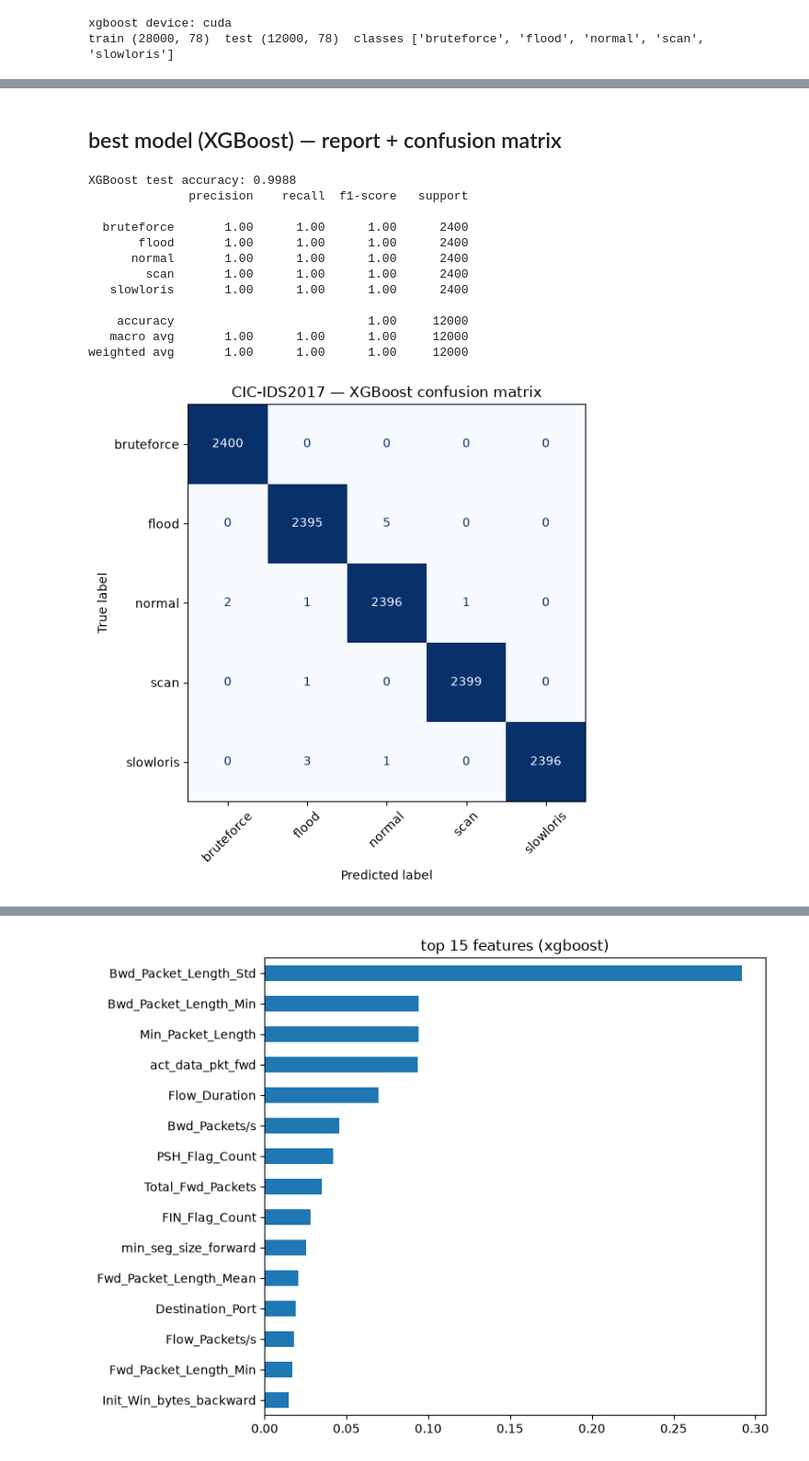
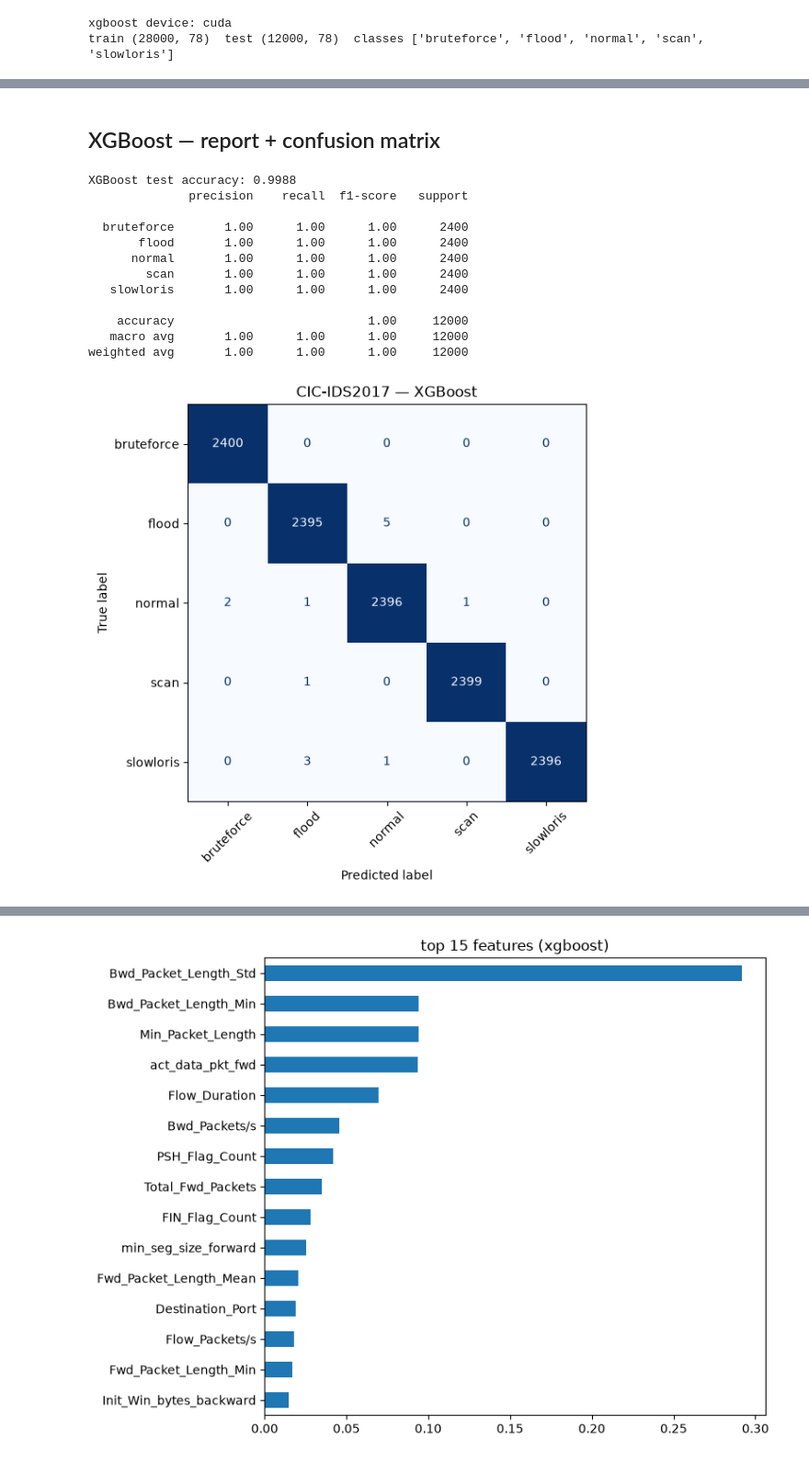
Before and after one commit to 0xcro3dile/macrodea, a Jupyter notebook: cic_benchmark.ipynb, the cells around one changed output, grey strips where cells are left out. Shown at 92% size. Cells and saved outputs as stored; diff of their text form; code cells hidden in the pictures.

```diff
--- a/cic_benchmark.ipynb
+++ b/cic_benchmark.ipynb
@@ -50,12 +53,11 @@ train (28000, 78)  test (12000, 78)  classes ['bruteforce', 'flood', 'normal', '
 # %%
-t = time.time()
-rf = RandomForestClassifier(n_estimators=300, n_jobs=-1, random_state=0).fit(Xtr, ytr)
-rf_t = time.time()-t; rf_acc = accuracy_score(yte, rf.predict(Xte))
-
-t = time.time()
-xg = xgb.XGBClassifier(n_estimators=300, tree_method='hist', device=DEVICE, random_state=0).fit(Xtr, ytr)
-xg_t = time.time()-t; xg_acc = accuracy_score(yte, xg.predict(Xte))
-
-print(f'RandomForest : acc {rf_acc:.4f}   train {rf_t:5.1f}s  (16 cpu cores)')
-print(f'XGBoost      : acc {xg_acc:.4f}   train {xg_t:5.1f}s  ({DEVICE})')
+res = {}
+t=time.time(); rf = RandomForestClassifier(n_estimators=300, n_jobs=-1, random_state=0).fit(Xtr, ytr)
+res['RandomForest'] = (accuracy_score(yte, rf.predict(Xte)), time.time()-t, '16 cores')
+t=time.time(); xg = xgb.XGBClassifier(n_estimators=300, tree_method='hist', device=DEVICE, random_state=0).fit(Xtr, ytr)
+res['XGBoost'] = (accuracy_score(yte, xg.predict(Xte)), time.time()-t, DEVICE)
+t=time.time(); mlp = MLPClassifier(hidden_layer_sizes=(64,32), max_iter=300, random_state=0).fit(Xtr_s, ytr)
+res['MLP'] = (accuracy_score(yte, mlp.predict(Xte_s)), time.time()-t, 'cpu')
+print(f"{'model':14}{'accuracy':>10}{'train':>9}   hardware")
+for k,(a,tt,hw) in res.items(): print(f'{k:14}{a:>10.4f}{tt:>8.1f}s   {hw}')
 # %% [output]
@@ -78,25 +68,23 @@ accuracies: [0.9988, 0.9988, 0.9988, 0.9988, 0.9988]
 # %% [markdown]
-## best model (XGBoost) — report + confusion matrix
+## XGBoost — report + confusion matrix
 # %%
 pred = xg.predict(Xte)
 print('XGBoost test accuracy:', round(accuracy_score(yte, pred), 4))
 print(classification_report(yte, pred, target_names=le.classes_))
 fig, ax = plt.subplots(figsize=(6,6))
-ConfusionMatrixDisplay(confusion_matrix(yte, pred),
-    display_labels=le.classes_).plot(ax=ax, cmap='Blues', colorbar=False)
-plt.title('CIC-IDS2017 — XGBoost confusion matrix'); plt.xticks(rotation=45)
-plt.tight_layout(); plt.show()
+ConfusionMatrixDisplay(confusion_matrix(yte, pred), display_labels=le.classes_).plot(ax=ax, cmap='Blues', colorbar=False)
+plt.title('CIC-IDS2017 — XGBoost'); plt.xticks(rotation=45); plt.tight_layout(); plt.show()
 # %% [output]
 XGBoost test accuracy: 0.9988
               precision    recall  f1-score   support
 
   bruteforce       1.00      1.00      1.00      2400
        flood       1.00      1.00      1.00      2400
       normal       1.00      1.00      1.00      2400
         scan       1.00      1.00      1.00      2400
    slowloris       1.00      1.00      1.00      2400
 
     accuracy                           1.00     12000
    macro avg       1.00      1.00      1.00     12000
 weighted avg       1.00      1.00      1.00     12000
-[figure, old version]
+[figure, new version]
```
Also changed, not shown: parts of 12 cells of this notebook, 3 other files.
